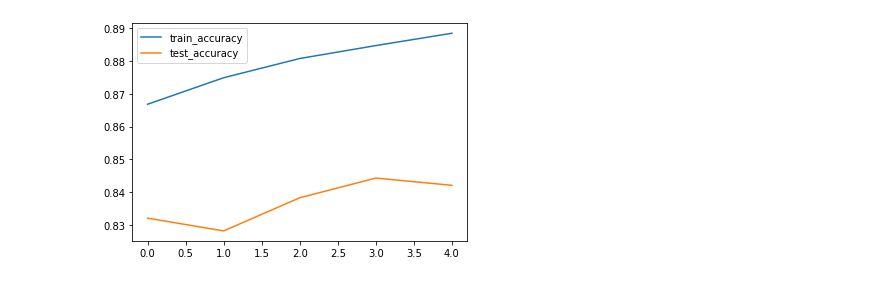
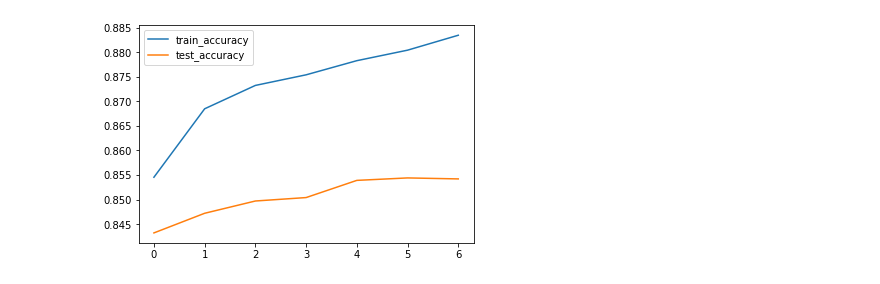
Before and after one commit to a18091986/MachineLearning, a Jupyter notebook: Deep Learning/Convolutional neural network/CNN_cifar_10_real_images_test.ipynb, the cells around one changed output. Saved outputs shown, nothing was run; the diff lists cells and outputs as text; code cells hidden in the pictures.

```diff
--- a/Deep Learning/Convolutional neural network/CNN_cifar_10_real_images_test.ipynb
+++ b/Deep Learning/Convolutional neural network/CNN_cifar_10_real_images_test.ipynb
@@ -80,7 +83,7 @@ model.add(Dense(10, activation = 'softmax'))
 
 model.compile(loss = 'categorical_crossentropy', optimizer = Adam(learning_rate = 0.001), metrics = ['accuracy'])
 
-result = model.fit(x_train10, y_train10, batch_size = 64, epochs = 15, validation_data = (x_test10, y_test10), verbose = 1)
+result = model.fit(x_train10, y_train10, batch_size = 128, epochs = 7, validation_data = (x_test10, y_test10), verbose = 1)
 
 plt.plot(result.history['accuracy'], label = 'train_accuracy')
 plt.plot(result.history['val_accuracy'], label = 'test_accuracy')
@@ -106,0 +109,7 @@ Wall time: 7min 24s
+# %%
+%%time
+
+result = model.fit(x_train10, y_train10, batch_size = 64, epochs = 7, validation_data = (x_test10, y_test10), verbose = 1)
+plt.plot(result.history['accuracy'], label = 'train_accuracy')
+plt.plot(result.history['val_accuracy'], label = 'test_accuracy')
+plt.legend();
@@ -107,7 +134,8 @@ Wall time: 7min 24s
 # %%
 %%time
-model.compile(loss = 'categorical_crossentropy', optimizer = Adam(learning_rate = 0.0005), metrics = ['accuracy'])
-result = model.fit(x_train10, y_train10, batch_size = 32, epochs = 5, validation_data = (x_test10, y_test10), verbose = 1)
+
+model.compile(loss = 'categorical_crossentropy', optimizer = Adam(learning_rate = 0.00001), metrics = ['accuracy'])
+result = model.fit(x_train10, y_train10, batch_size = 16, epochs = 7, validation_data = (x_test10, y_test10), verbose = 1)
 plt.plot(result.history['accuracy'], label = 'train_accuracy')
 plt.plot(result.history['val_accuracy'], label = 'test_accuracy')
 plt.legend();
@@ -127,4 +159,4 @@ Wall time: 4min 24s
-[figure, old version]
+[figure, new version]
 # %%
 %%time
 
```
Also changed, not shown: parts of 11 cells of this notebook.
